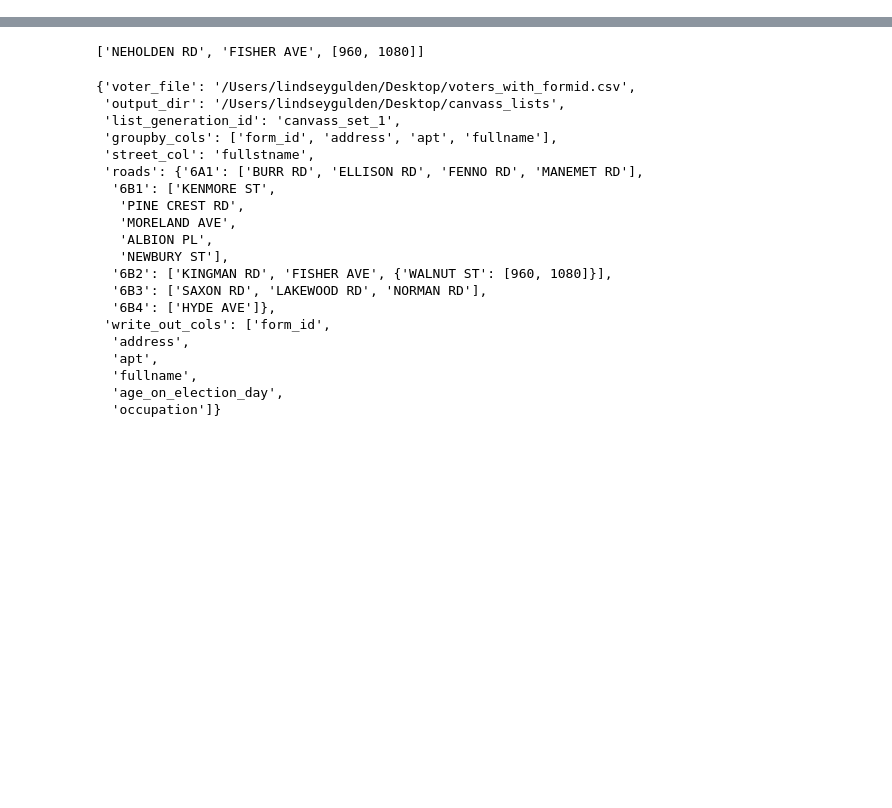
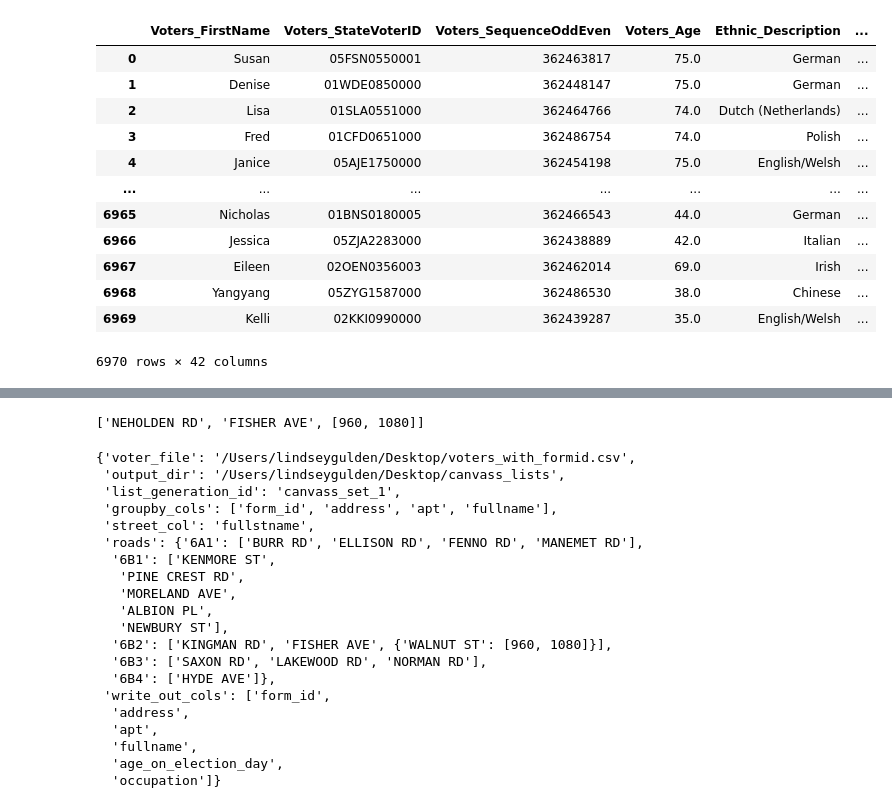
Before and after one commit to lindseygulden/newton, a Jupyter notebook: voters/canvass.ipynb, the cells around one changed output, grey strips where cells are left out. Saved outputs shown, nothing was run; the diff lists cells and outputs as text; code cells hidden in the pictures; blank space fills up the shorter version.

```diff
--- a/voters/canvass.ipynb
+++ b/voters/canvass.ipynb
@@ -24,0 +101,26 @@ for street in streets:
+# %%
+l2_df.columns.values
+cols = [
+    "Voters_FirstName",
+    "Voters_StateVoterID",
+    "Voters_SequenceOddEven",
+    "Voters_Age",
+    "Ethnic_Description",
+    "VoterParties_Change_Changed_Party",
+    "Vote_Frequency",
+    "Voters_LastName",
+    "Residence_Addresses_AddressLine",
+    "VoterTelephones_CellPhoneFormatted",
+    "VoterTelephones_CellConfidenceCode",
+    "VoterTelephones_LandlineFormatted",
+    "VoterTelephones_LandlineConfidenceCode",
+    "Parties_Description",
+    "Residence_HHParties_Description",
+]
+l2_subset_df = l2_df[cols]
+l2_subset_df.columns = ["l2_" + x.lower() for x in l2_subset_df.columns]
+l2_subset_df["l2_fullname"] = [
+    f + " " + l
+    for f, l in zip(l2_subset_df.l2_voters_firstname, l2_subset_df.l2_voters_lastname)
+]
+l2_subset_df.drop(columns=["l2_voters_firstname", "l2_voters_lastname"], inplace=True)
@@ -24,0 +180,16 @@ for street in streets:
+# %%
+l2_subset_df.merge(city_df, left_on="Voters_StateVoterID", right_on="voter_id_number")
+# %% [output]
+|  | Voters_FirstName | Voters_StateVoterID | Voters_SequenceOddEven | Voters_Age | Ethnic_Description | ... |
+| 0 | Susan | 05FSN0550001 | 362463817 | 75.0 | German | ... |
+| 1 | Denise | 01WDE0850000 | 362448147 | 75.0 | German | ... |
+| 2 | Lisa | 01SLA0551000 | 362464766 | 74.0 | Dutch (Netherlands) | ... |
+| 3 | Fred | 01CFD0651000 | 362486754 | 74.0 | Polish | ... |
+| 4 | Janice | 05AJE1750000 | 362454198 | 75.0 | English/Welsh | ... |
+| ... | ... | ... | ... | ... | ... | ... |
+| 6965 | Nicholas | 01BNS0180005 | 362466543 | 44.0 | German | ... |
+| 6966 | Jessica | 05ZJA2283000 | 362438889 | 42.0 | Italian | ... |
+| 6967 | Eileen | 02OEN0356003 | 362462014 | 69.0 | Irish | ... |
+| 6968 | Yangyang | 05ZYG1587000 | 362486530 | 38.0 | Chinese | ... |
+| 6969 | Kelli | 02KKI0990000 | 362439287 | 35.0 | English/Welsh | ... |
+6970 rows × 42 columns
```
Also changed, not shown: parts of 16 cells of this notebook, 4 other files.
